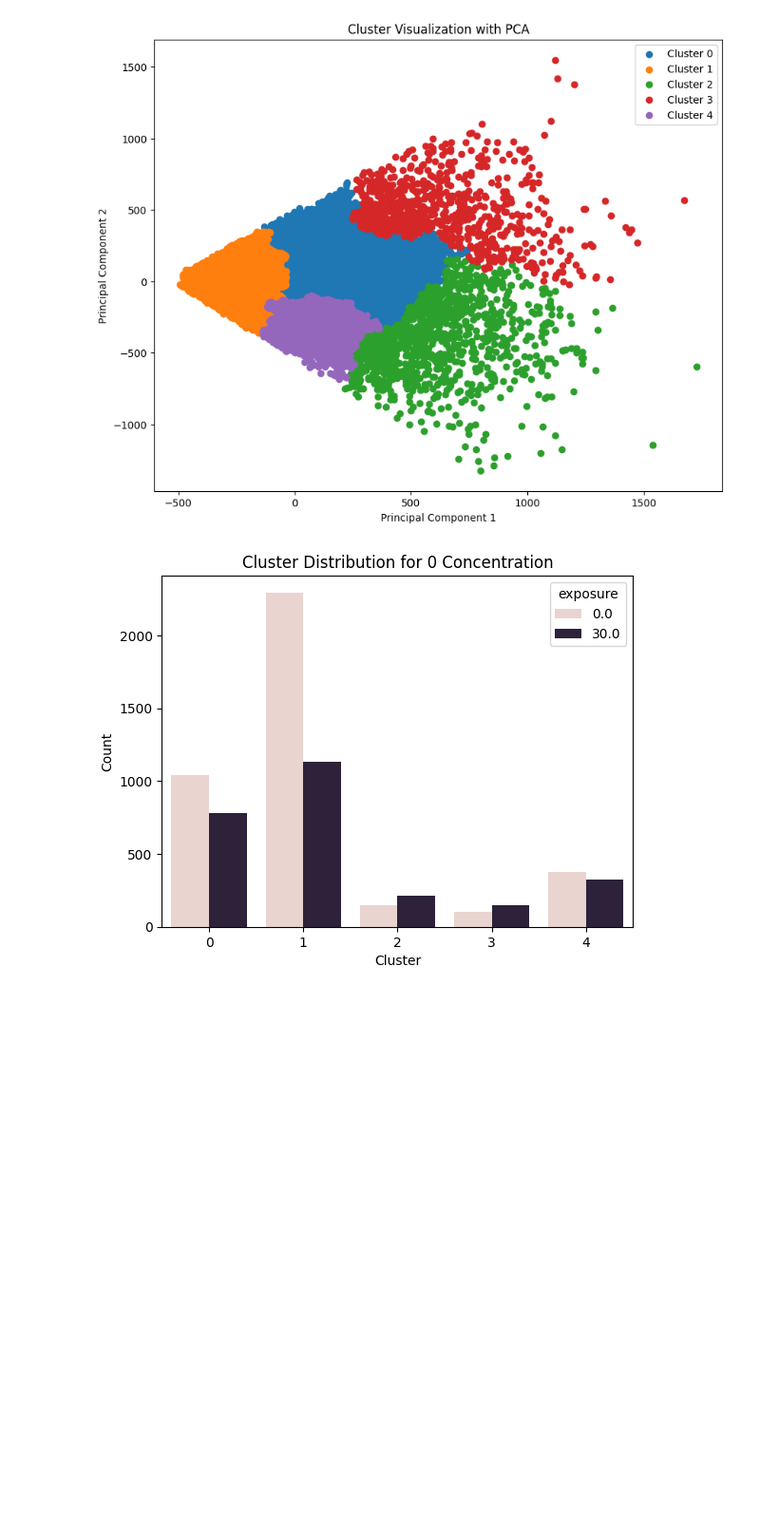
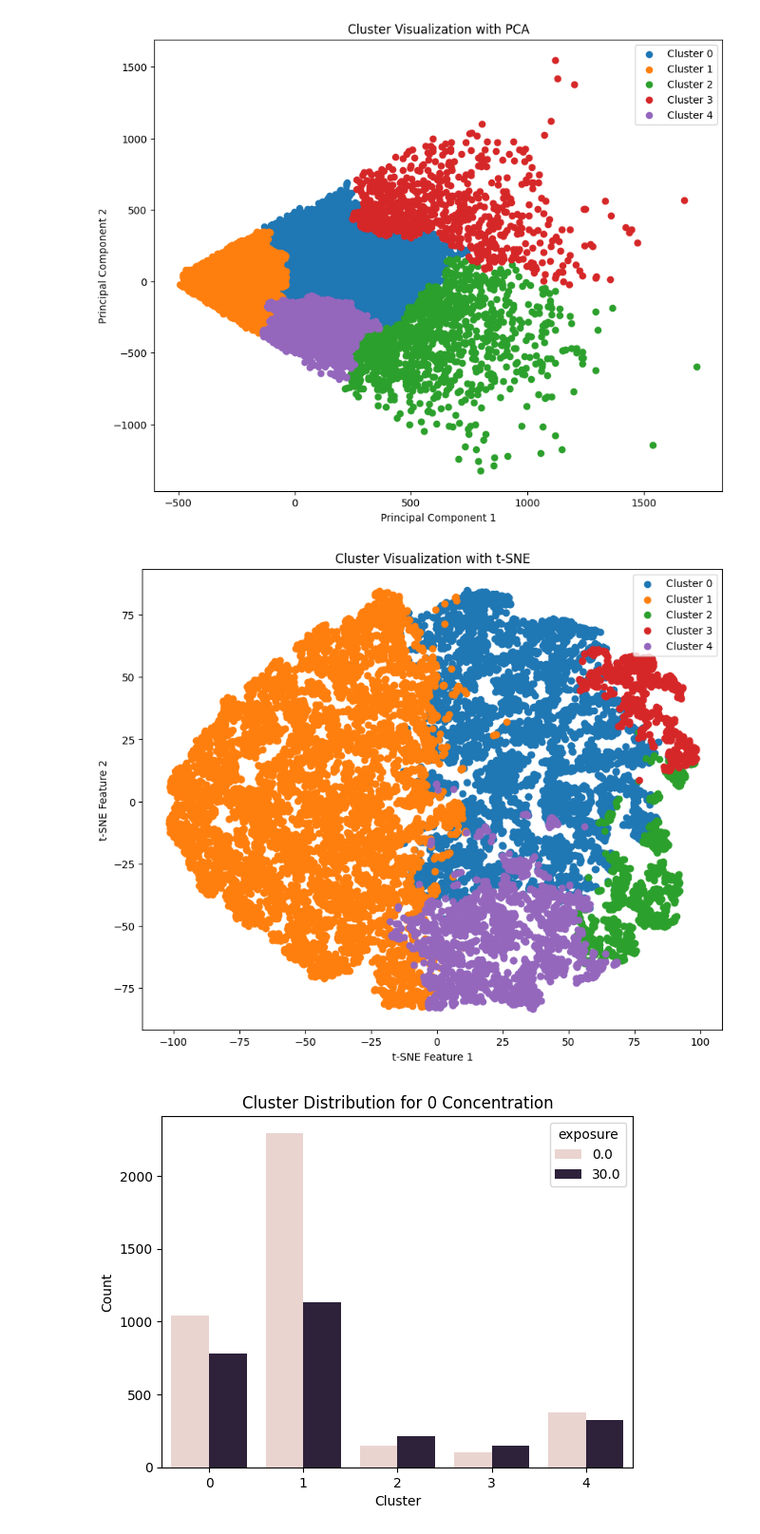
Before and after one commit to eder1234/Clustering-features-Fourier-Descriptors, a Jupyter notebook: fd-0.ipynb, the cells around one changed output. Shown: that part at 95% size. Saved outputs shown, nothing was run; the diff lists cells and outputs as text; code cells hidden in the pictures; blank space fills up the shorter version.

```diff
--- a/fd-0.ipynb
+++ b/fd-0.ipynb
@@ -233,6 +233,28 @@ plt.legend()
 plt.show()
 # %% [output]
 [figure]
+# %%
+import matplotlib.pyplot as plt
+from sklearn.manifold import TSNE
+
+# Assuming 'features' are your motility parameters
+# Perform t-SNE to reduce to 2 dimensions
+tsne = TSNE(n_components=2, random_state=42)  # random_state for reproducibility
+reduced_features = tsne.fit_transform(features)
+
+# Plot
+plt.figure(figsize=(10, 8))
+for cluster in range(num_c):  # Assuming there are 4 clusters
+    cluster_data = reduced_features[df['HAC_cluster_'+str(num_c)] == cluster]
+    plt.scatter(cluster_data[:, 0], cluster_data[:, 1], label=f'Cluster {cluster}')
+
+plt.title('Cluster Visualization with t-SNE')
+plt.xlabel('t-SNE Feature 1')
+plt.ylabel('t-SNE Feature 2')
+plt.legend()
+plt.show()
+# %% [output]
+[figure, added]
 # %%
 import pandas as pd
 import matplotlib.pyplot as plt
```
Also changed, not shown: parts of 2 cells of this notebook.
